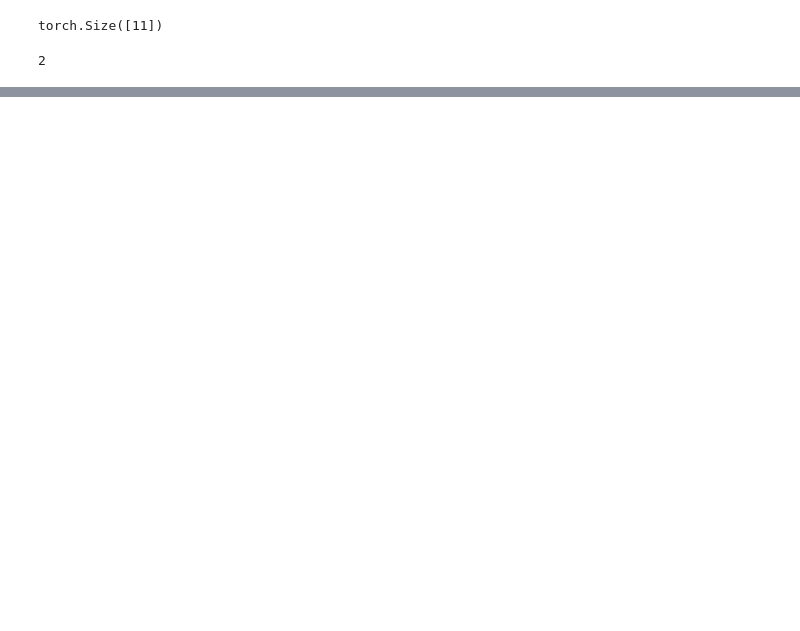
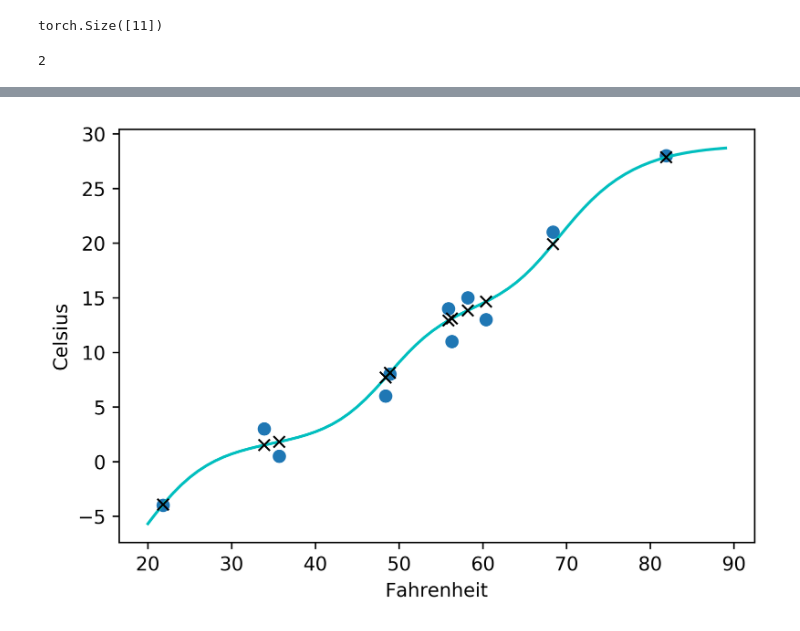
Before and after one commit to FrankApiyo/PytorchNotebooks, a Jupyter notebook: 1_parameter_estimation.ipynb, the cells around one changed output, grey strips where cells are left out. Saved outputs shown, nothing was run; the diff lists cells and outputs as text; code cells hidden in the pictures; blank space fills up the shorter version.

```diff
--- a/1_parameter_estimation.ipynb
+++ b/1_parameter_estimation.ipynb
@@ -444,0 +548,9 @@ plt.savefig("separe_training_and_validation_sets.png", format="png")
+# %%
+from collections import OrderedDict
+
+seq_model = nn.Sequential(OrderedDict([
+    ('hidden_linear', nn.Linear(1, 13)),
+    ('hidden_activation', nn.Tanh()),
+    ('output_linear', nn.Linear(13, 1))
+]))
+seq_model
@@ -444,0 +600,13 @@ plt.savefig("separe_training_and_validation_sets.png", format="png")
+# %%
+from matplotlib import pyplot as plt
+t_range = torch.arange(20., 90.).unsqueeze(1)
+fig = plt.figure(dpi=600)
+plt.xlabel("Fahrenheit")
+plt.ylabel("Celsius")
+plt.plot(t_u.numpy(), t_c.numpy(), 'o')
+plt.plot(t_range.numpy(), seq_model(0.1 * t_range).detach().numpy(), 'c-')
+plt.plot(t_u.numpy(), seq_model(0.1 * t_u.unsqueeze(1)).detach().numpy(), 'kx')
+
+plt.savefig("nn_separe_training_and_validation_sets.png", format="png")
+# %% [output]
+[figure, added]
```
Also changed, not shown: parts of 24 cells of this notebook, 4 other files.
